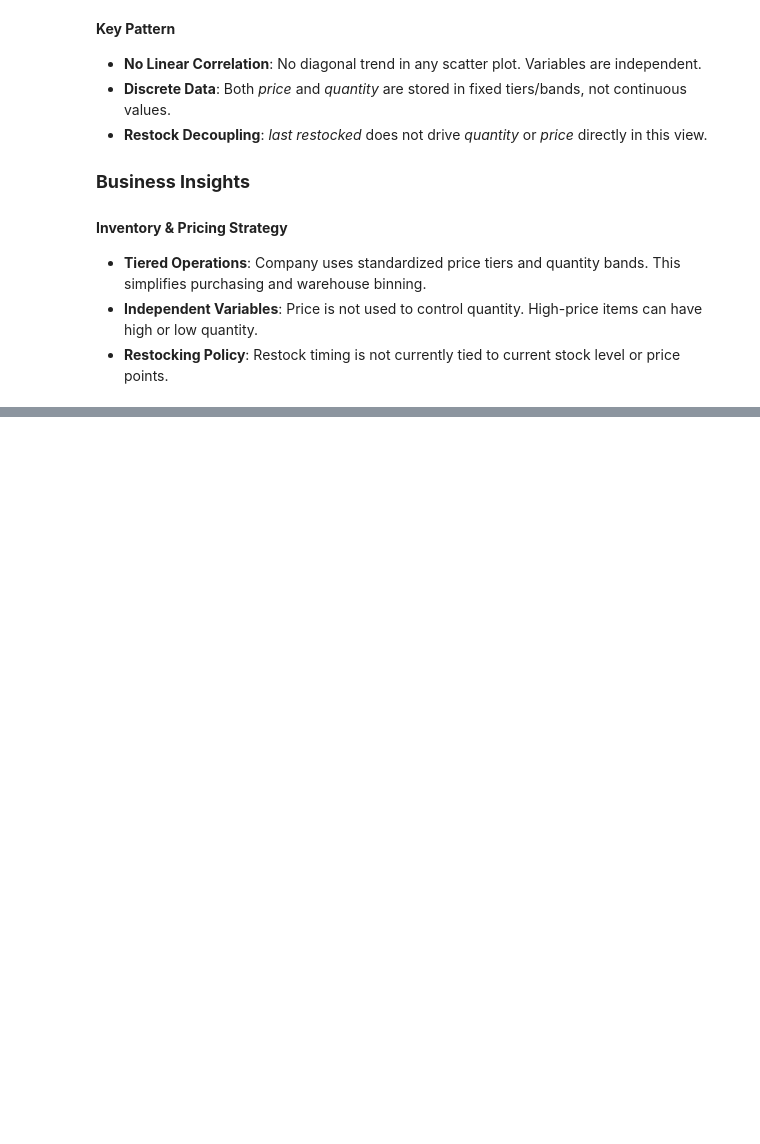
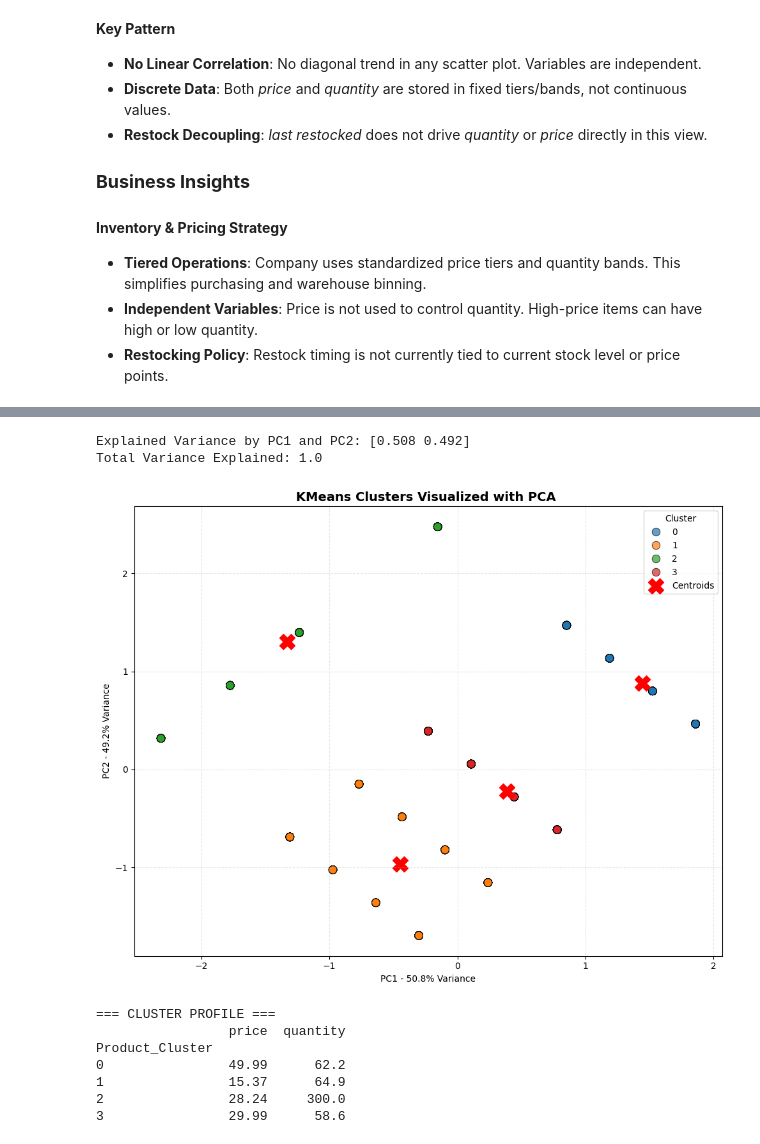
Before and after one commit to elaarhumphrey/Grouping-Products-And-Warehouses-Based-on-Inventory-Patterns, a Jupyter notebook: WAREHOUSE.ipynb, the cells around one changed output, grey strips where cells are left out. Drawn from its saved outputs; the diff is of its cells as text; code cells hidden in the pictures; blank space fills up the shorter version.

```diff
--- a/WAREHOUSE.ipynb
+++ b/WAREHOUSE.ipynb
@@ -543,0 +628,3 @@ plt.show()
+# %%
+kmeans = KMeans(n_clusters=4, random_state=42, n_init=10)
+df['Product_Cluster'] = kmeans.fit_predict(X_scaled)
@@ -543,0 +671,66 @@ plt.show()
+# %%
+#Import necessary libraries for PCA
+
+from sklearn.preprocessing import StandardScaler
+from sklearn.decomposition import PCA
+
+
+# FEATURE SELECTION
+features = ['price', 'quantity']
+X = df[features].copy()
+
+
+#  SCALE DATA - MANDATORY FOR PCA
+scaler = StandardScaler()
+X_scaled = scaler.fit_transform(X)
+
+
+
+# APPLY PCA TO REDUCE TO 2D FOR VISUALIZATION
+pca = PCA(n_components=2)
+X_pca = pca.fit_transform(X_scaled)
+
+# Add PCA components to df
+df['PCA1'] = X_pca[:, 0]
+df['PCA2'] = X_pca[:, 1]
+print("Explained Variance by PC1 and PC2:", pca.explained_variance_ratio_.round(3))
+print("Total Variance Explained:", pca.explained_variance_ratio_.sum().round(3))
+
+# 7. PLOT CLUSTERS IN 2D PCA SPACE
+plt.figure(figsize=(10,8))
+sns.scatterplot(
+    x='PCA1', y='PCA2',
+    hue='Product_Cluster',
+    data=df,
+    palette='tab10',
+    s=80, alpha=0.7, edgecolor='black'
+)
+
+# Plot centroids in PCA space
+centroids_scaled = kmeans.cluster_centers_
+centroids_pca = pca.transform(centroids_scaled)
+plt.scatter(centroids_pca[:,0], centroids_pca[:,1], c='red', s=300, marker='X', label='Centroids')
+
+plt.title(f'KMeans Clusters Visualized with PCA ', fontsize=14, fontweight='bold')
+plt.xlabel(f'PC1 - {pca.explained_variance_ratio_[0]*100:.1f}% Variance')
+plt.ylabel(f'PC2 - {pca.explained_variance_ratio_[1]*100:.1f}% Variance')
+plt.legend(title='Cluster')
+plt.grid(True, linestyle='--', alpha=0.3)
+plt.tight_layout()
+plt.show()
+
+# 8. PROFILE CLUSTERS
+cluster_profile = df.groupby('Product_Cluster')[features].mean().round(2)
+print("\n=== CLUSTER PROFILE ===")
+print(cluster_profile)
+# %% [output]
+Explained Variance by PC1 and PC2: [0.508 0.492]
+Total Variance Explained: 1.0
+[figure, added]
+=== CLUSTER PROFILE ===
+                 price  quantity
+Product_Cluster
+0                49.99      62.2
+1                15.37      64.9
+2                28.24     300.0
+3                29.99      58.6
```
Also changed, not shown: parts of 7 cells of this notebook.
